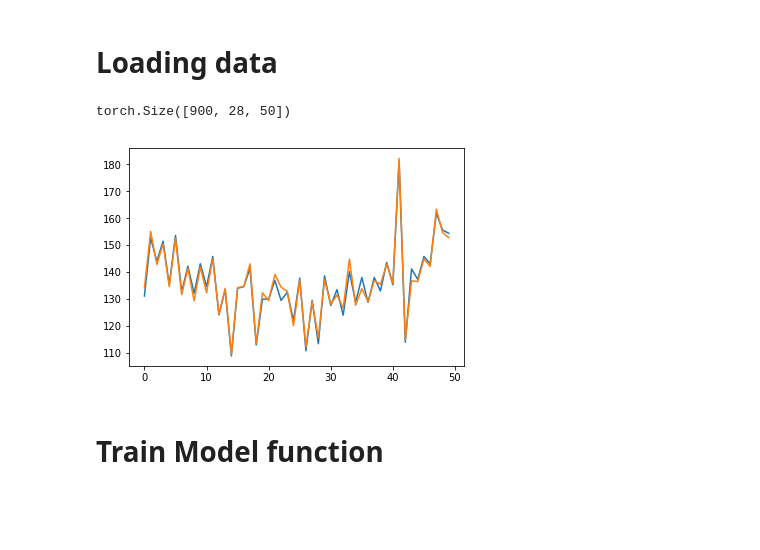
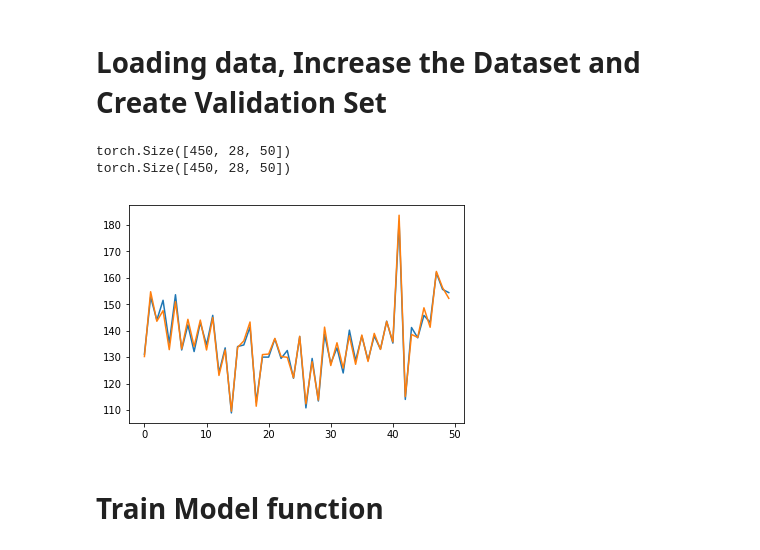
Before and after one commit to vndk36/DLC_mini_project_1, a Jupyter notebook: MiniProject1_DLC.ipynb, the cells around one changed output. Drawn from its saved outputs; the diff is of its cells as text; code cells hidden in the pictures; blank space fills up the shorter version.

```diff
--- a/MiniProject1_DLC.ipynb
+++ b/MiniProject1_DLC.ipynb
@@ -100,4 +100,4 @@ def compute_nb_errors(model, data_input, data_target, mini_batch_size):
 
     return nb_data_errors
 # %% [markdown]
-# Loading data
+# Loading data, Increase the Dataset and Create Validation Set
@@ -118,39 +104,62 @@ Variable(train_input.narrow(0, 0,300)), Variable(train_target.narrow(0,0,300)),
 # %%
-#ajout de bruit blanc au signal
+train_input, train_target = load("data",True, False)
+test_input, test_target = load("data",False, False)
+train_input, train_target, test_input, test_target = \
+Variable(train_input.narrow(0, 0,300)), Variable(train_target.narrow(0,0,300)), Variable(test_input), Variable(test_target)
+
+def valSet(train_input,percentageVal):
+
+    permutation = torch.randperm(train_input.size()[0])
+    sizeVal=round(percentageVal/100*train_input.size()[0])
+
+    validation_set=train_input[permutation].narrow(0,0,sizeVal)
+    new_train_input=train_input[permutation].narrow(0,sizeVal,train_input.size()[0]-sizeVal)
+
+    return new_train_input, validation_set
+
+
+#adding white noise to the signal
 dataNoisy=Variable(torch.Tensor(train_input.size()))
 for i in range(0,train_input.size(0)):
     for j in range(0,train_input.size(1)):
         noise = numpy.random.normal(0,2,50) #vector of 50 values with normal distribution of mean=0, std=2
         noiseVar=Variable(torch.Tensor(noise))
         dataNoisy[i,j,:]=train_input[i,j,:].add(noiseVar)
 
 
 
-#ajout de bruit blanc au signal
+#adding white noise to the signal
 dataNoisy2=Variable(torch.Tensor(train_input.size()))
 for i in range(0,train_input.size(0)):
     for j in range(0,train_input.size(1)):
         noise = numpy.random.normal(0,4,50) #vector of 50 values with normal distribution of mean=0, std=2
         noiseVar=Variable(torch.Tensor(noise))
         dataNoisy2[i,j,:]=train_input[i,j,:].add(noiseVar)
 
 
 
 
 #verification
 plt.plot(train_input[30,10,:].data.numpy())
 plt.plot(dataNoisy[30,10,:].data.numpy())
 train_input.size(1)
 
 train_input = torch.cat((train_input, dataNoisy), 0) #the two matrices are concatenated
 train_input = torch.cat((train_input, dataNoisy2), 0)
 
 train_target=torch.cat((train_target, train_target), 0)
 train_target=torch.cat((train_target, train_target), 0)
-train_input.size()
+#new_train_input.size()
+
+
+
+train_input, validation_set = valSet(train_input,50)
+print(train_input.size())
+print(validation_set.size())
 # %% [output]
-torch.Size([900, 28, 50])
+torch.Size([450, 28, 50])
+torch.Size([450, 28, 50])
-[figure, old version]
+[figure, new version]
 # %% [markdown]
 # Train Model function
 # %%
```
Also changed, not shown: parts of 1 cell of this notebook.
